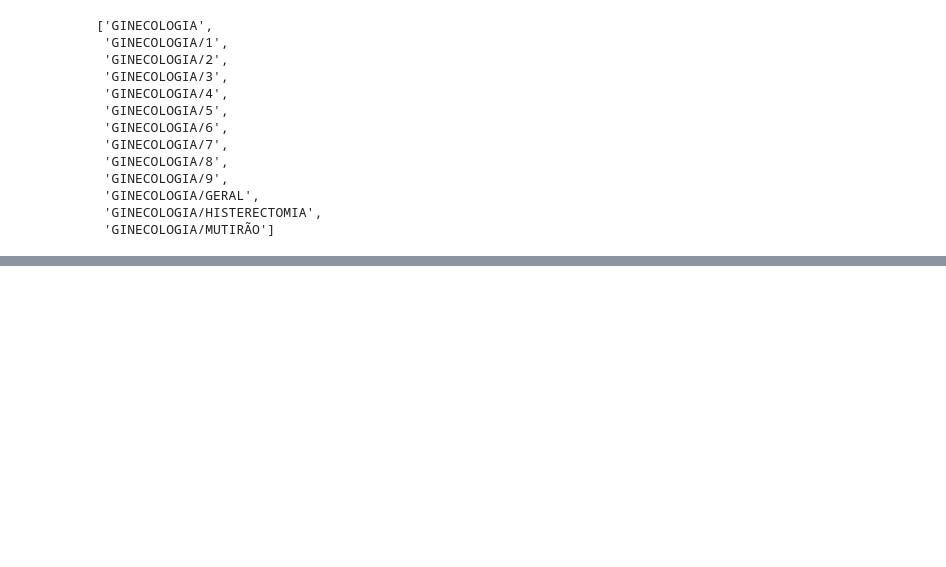
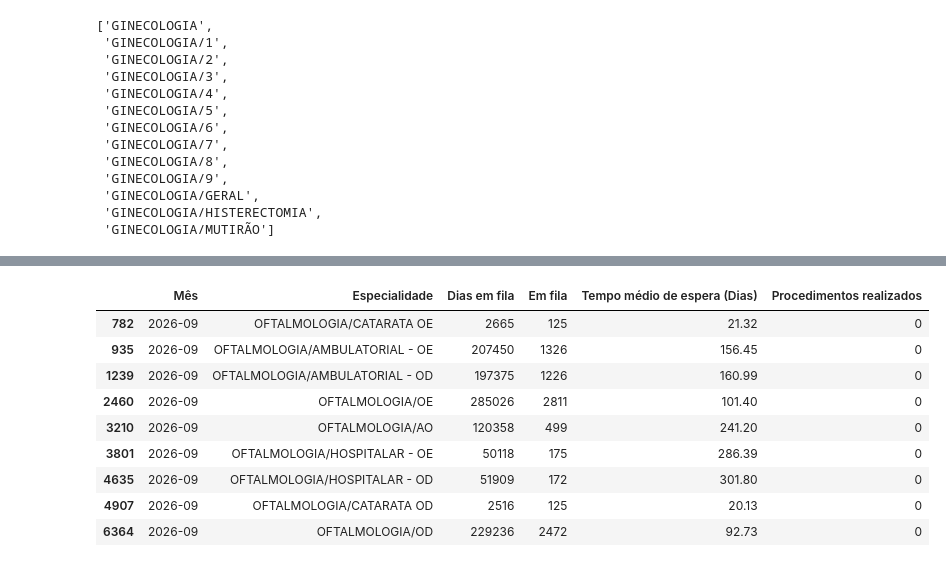
Before and after one commit to w4nessa/SaudeIndicadoresRegulacaoGoias, a Jupyter notebook: notebooks/01-eda-cirurgia.ipynb, the cells around one changed output, grey strips where cells are left out. Cells and saved outputs as stored; diff of their text form; code cells hidden in the pictures; blank space fills up the shorter version.

```diff
--- a/notebooks/01-eda-cirurgia.ipynb
+++ b/notebooks/01-eda-cirurgia.ipynb
@@ -107,0 +140,14 @@ sorted(cirurgia['Especialidade'].loc[cirurgia['Especialidade'].str.startswith('G
+# %%
+cirurgia_oftalmologia = cirurgia.loc[cirurgia['Especialidade'].str.startswith('OFTALMOLOGIA')]
+cirurgia_oftalmologia.loc[cirurgia_oftalmologia["Mês"] == pd.Period('2026-09', 'M')]
+# %% [output]
+|  | Mês | Especialidade | Dias em fila | Em fila | Tempo médio de espera (Dias) | Procedimentos realizados |
+| 782 | 2026-09 | OFTALMOLOGIA/CATARATA OE | 2665 | 125 | 21.32 | 0 |
+| 935 | 2026-09 | OFTALMOLOGIA/AMBULATORIAL - OE | 207450 | 1326 | 156.45 | 0 |
+| 1239 | 2026-09 | OFTALMOLOGIA/AMBULATORIAL - OD | 197375 | 1226 | 160.99 | 0 |
+| 2460 | 2026-09 | OFTALMOLOGIA/OE | 285026 | 2811 | 101.40 | 0 |
+| 3210 | 2026-09 | OFTALMOLOGIA/AO | 120358 | 499 | 241.20 | 0 |
+| 3801 | 2026-09 | OFTALMOLOGIA/HOSPITALAR - OE | 50118 | 175 | 286.39 | 0 |
+| 4635 | 2026-09 | OFTALMOLOGIA/HOSPITALAR - OD | 51909 | 172 | 301.80 | 0 |
+| 4907 | 2026-09 | OFTALMOLOGIA/CATARATA OD | 2516 | 125 | 20.13 | 0 |
+| 6364 | 2026-09 | OFTALMOLOGIA/OD | 229236 | 2472 | 92.73 | 0 |
```
Also changed, not shown: parts of 3 cells of this notebook.
